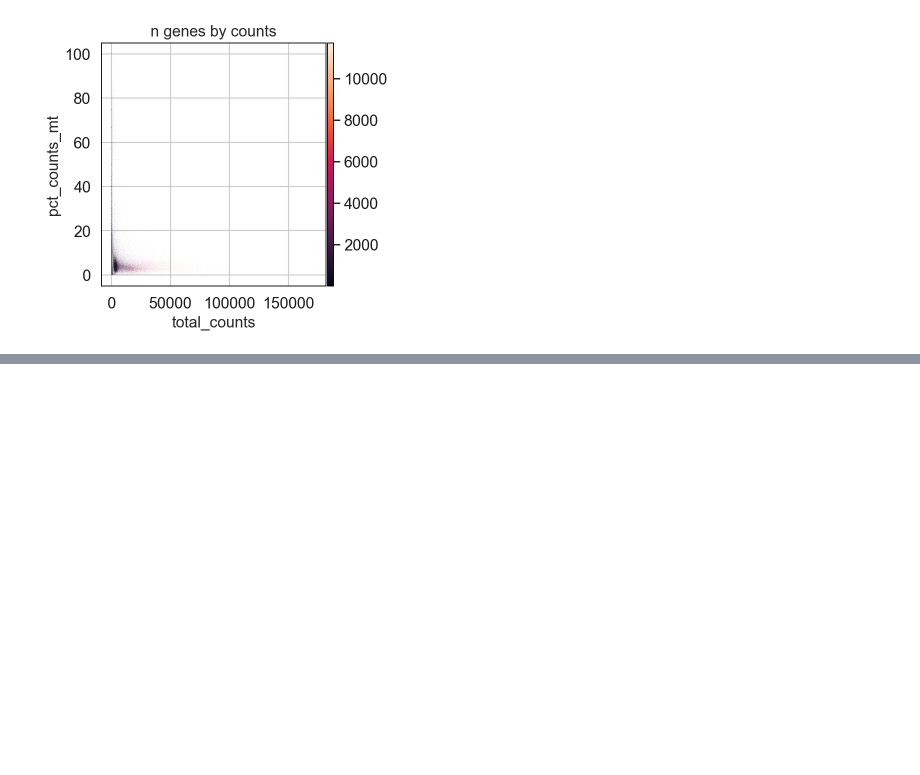
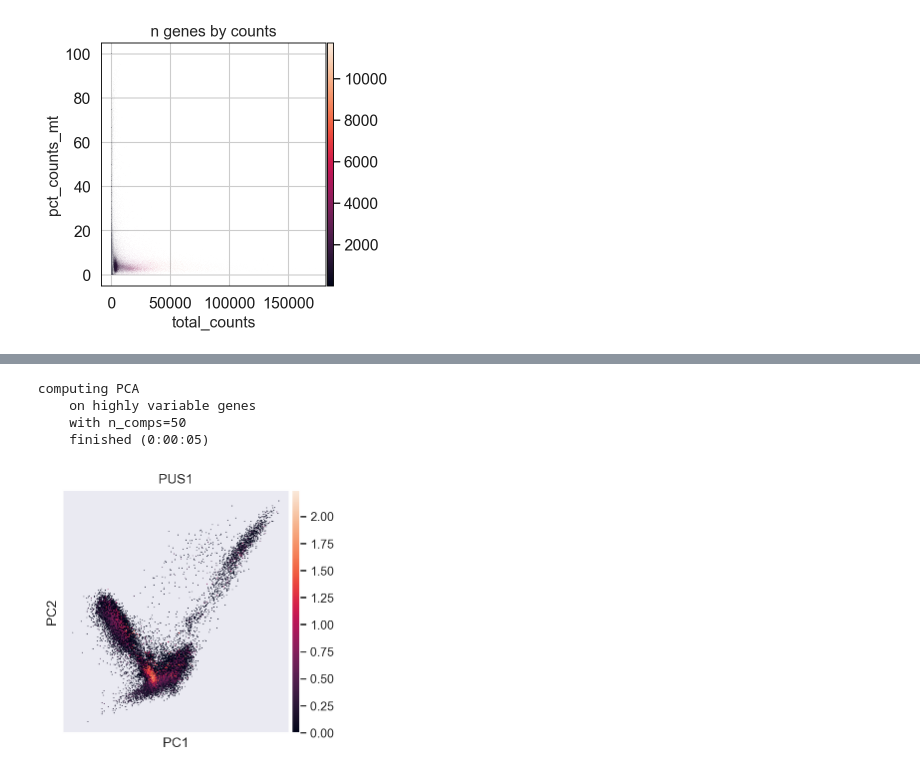
Before and after one commit to tianxin-wang/BIOS26211-Final-Project, a Jupyter notebook: Single Cell Seq.ipynb, the cells around one changed output, grey strips where cells are left out. Drawn from its saved outputs; the diff is of its cells as text; code cells hidden in the pictures; blank space fills up the shorter version.

```diff
--- a/Single Cell Seq.ipynb
+++ b/Single Cell Seq.ipynb
@@ -101,0 +141,9 @@ sns.jointplot(x="n_genes_by_counts",y="pct_counts_mt",data=adata.obs,kind="scatt
+# %%
+sc.tl.pca(adata, svd_solver='arpack')
+sc.pl.pca(adata, color='PUS1')
+# %% [output]
+computing PCA
+    on highly variable genes
+    with n_comps=50
+    finished (0:00:05)
+[figure, added]
```
Also changed, not shown: parts of 13 cells of this notebook.
